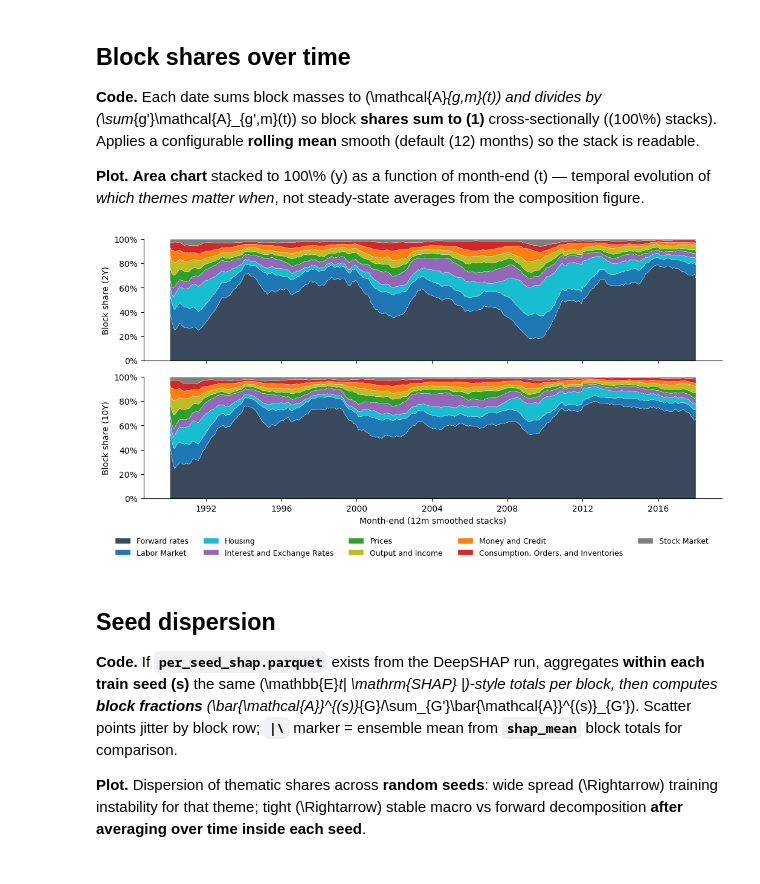
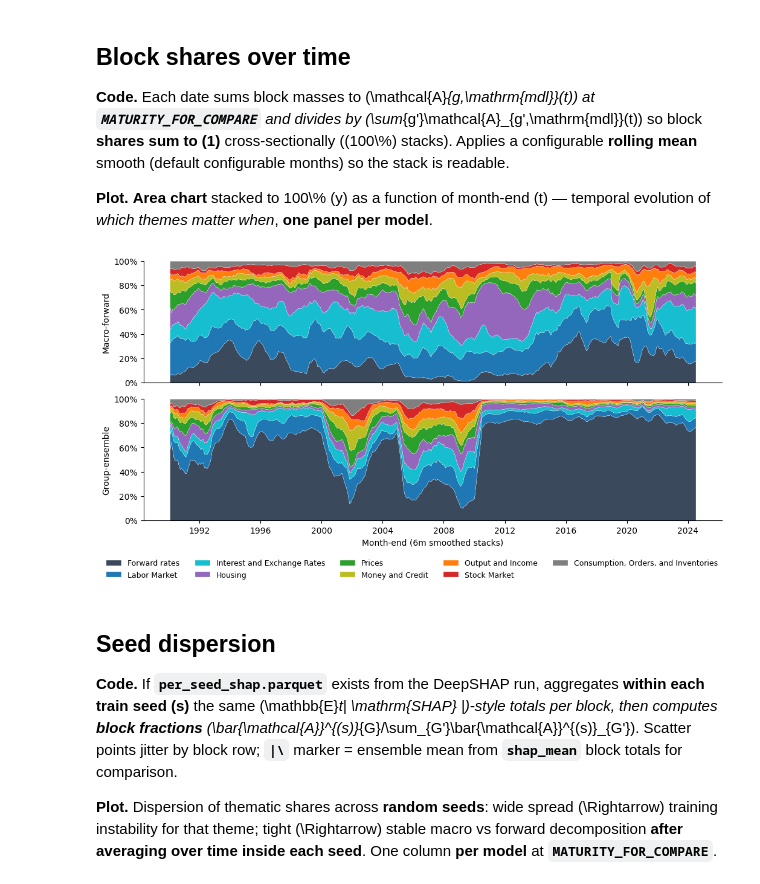
Before and after one commit to ulriktandberg/TIO4900-Replication, a Jupyter notebook: notebooks/shap/shap_analysis.ipynb, the cells around one changed output. Saved outputs shown, nothing was run; the diff lists cells and outputs as text; code cells hidden in the pictures.

Commit message:
final updates to ANNs. Added CSSED notebooks for Annual and Monthly returns.

```diff
--- a/notebooks/shap/shap_analysis.ipynb
+++ b/notebooks/shap/shap_analysis.ipynb
@@ -177,17 +309,17 @@ MODEL = 'macro_forward'
 # %%
 t1 = (
-    block_mass[block_mass['maturity'].isin(MATS_PRIMARY)]
-    .groupby(['maturity', 'block'])['mass'].mean()
+    block_mass
+    .groupby(['model', 'block'])['mass'].mean()
     .unstack('block').reindex(columns=BLOCK_ORDER).fillna(0.0)
 )
 shares = t1.div(t1.sum(axis=1), axis=0)
 
-_mats_bar = sorted(MATS_PRIMARY, key=lambda m: int(m), reverse=True)
+_models_bar = list(MODELS_PLOT_ORDER)
 
 fig, ax_bar = plt.subplots(figsize=(13, 4.25))
-for i, mat in enumerate(_mats_bar):
+for i, mdl in enumerate(_models_bar):
     left = 0.0
-    row = shares.loc[mat]
+    row = shares.loc[mdl]
     for b in BLOCK_ORDER:
         w = float(row[b])
         if w <= 0:
@@ -199,12 +331,13 @@ for i, mat in enumerate(_mats_bar):
                         fontsize=8, color='white' if b == 'forward' else 'black')
         left += w
 
-ax_bar.set_yticks(range(len(_mats_bar)))
-ax_bar.set_yticklabels([f'{int(m)//12}Y' for m in _mats_bar])
+ax_bar.set_yticks(range(len(_models_bar)))
+ax_bar.set_yticklabels([MODEL_DISPLAY_NAMES.get(m, m.replace('_', ' ')) for m in _models_bar])
+ax_bar.invert_yaxis()  # first in MODELS_PLOT_ORDER at top (Macro-forward, then Group ensemble)
 ax_bar.set_xlim(0, 1)
 ax_bar.set_xticks(np.linspace(0, 1, 6))
 ax_bar.set_xticklabels([f'{int(v*100)}%' for v in np.linspace(0, 1, 6)])
-ax_bar.set_xlabel('Block share after time averaging')
+ax_bar.set_xlabel(f'Mean block share')
 ax_bar.spines['top'].set_visible(False)
 ax_bar.spines['right'].set_visible(False)
 
@@ -219,6 +352,7 @@ ax_bar.legend(
 plt.show()
 
 print()
-print('=== ' + MODEL + ' · block shares (%) — mean_t Σ_f |SHAP| ===')
+mat_label = f'{int(MATURITY_FOR_COMPARE)//12}Y'
+print(f'=== Block shares (%) — mean_t Σ_f |SHAP| · {mat_label} ===')
 print(((shares * 100).round(2).T).to_string())
 # %% [output]
@@ -409,14 +720,15 @@ max        0.890
 # %% [markdown]
 ## Block shares over time
 
-**Code.** Each date sums block masses to \(\mathcal{A}_{g,m}(t)\) and divides by \(\sum_{g'}\mathcal{A}_{g',m}(t)\) so block **shares sum to \(1\)** cross‑sectionally (\(100\\%\) stacks). Applies a configurable **rolling mean** smooth (default \(12\) months) so the stack is readable.
+**Code.** Each date sums block masses to \(\mathcal{A}_{g,\mathrm{mdl}}(t)\) at **`MATURITY_FOR_COMPARE`** and divides by \(\sum_{g'}\mathcal{A}_{g',\mathrm{mdl}}(t)\) so block **shares sum to \(1\)** cross‑sectionally (\(100\\%\) stacks). Applies a configurable **rolling mean** smooth (default configurable months) so the stack is readable.
 
-**Plot.** **Area chart** stacked to 100\\% \(y\) as a function of month‑end \(t\) — temporal evolution of *which themes matter when*, not steady‑state averages from the composition figure.
+**Plot.** **Area chart** stacked to 100\\% \(y\) as a function of month‑end \(t\) — temporal evolution of *which themes matter when*, **one panel per model**.
 # %%
 tier4_smoothing = 6
 
-def _block_shares_ts(mat: str) -> pd.DataFrame:
-    sub = block_mass[block_mass['maturity'] == mat]
+
+def _block_shares_ts(model_key: str) -> pd.DataFrame:
+    sub = block_mass[block_mass['model'] == model_key]
     wide = (
         sub.pivot_table(index='date', columns='block', values='mass', aggfunc='sum')
         .reindex(columns=BLOCK_ORDER).fillna(0.0)
@@ -426,50 +738,54 @@ def _block_shares_ts(mat: str) -> pd.DataFrame:
         wide = wide.rolling(tier4_smoothing, min_periods=1).mean()
     return wide.sort_index()
 
+
 fig, axes = plt.subplots(
-    len(MATS_PRIMARY), 1, figsize=(12, 3.0 * len(MATS_PRIMARY)), sharex=True,
+    len(MODELS_PLOT_ORDER), 1, figsize=(12, 3.0 * len(MODELS_PLOT_ORDER)), sharex=True,
 )
-if len(MATS_PRIMARY) == 1:
+if len(MODELS_PLOT_ORDER) == 1:
     axes = [axes]
 
-for ax, mat in zip(axes, MATS_PRIMARY):
-    df = _block_shares_ts(mat)
+for ax, mdl in zip(axes, MODELS_PLOT_ORDER):
+    df = _block_shares_ts(mdl)
     ax.stackplot(
         df.index, df[BLOCK_ORDER].T.values,
         colors=[BLOCK_COLOURS[b] for b in BLOCK_ORDER],
         labels=[block_label(b) for b in BLOCK_ORDER],
         edgecolor='white', linewidth=0.2,
     )
     ax.set_ylim(0, 1)
     ax.set_yticks(np.linspace(0, 1, 6))
     ax.set_yticklabels([f'{int(v*100)}%' for v in np.linspace(0, 1, 6)])
-    ax.set_ylabel(f'Block share ({int(mat)//12}Y)')
+    lbl = MODEL_DISPLAY_NAMES.get(mdl, mdl.replace('_', ' '))
+    ax.set_ylabel(
+        f'{lbl}'
+    )
     ax.spines['top'].set_visible(False)
     ax.spines['right'].set_visible(False)
 
 handles, labels = axes[0].get_legend_handles_labels()
 plt.tight_layout(rect=[0.06, 0.06, 0.94, 0.93])
 
 fig.legend(
     handles, labels,
     ncol=min(len(BLOCK_ORDER), 5),
     loc='lower center',
     bbox_to_anchor=(0.5, 0.0),
     frameon=False,
     fontsize=9,
 )
 
 axes[-1].set_xlabel(f'Month-end ({tier4_smoothing}m smoothed stacks)')
 
 fig.subplots_adjust(bottom=0.18)
 plt.show()
 # %% [output]
-[figure, old version]
+[figure, new version]
 # %% [markdown]
 ## Seed dispersion
 
 **Code.** If **`per_seed_shap.parquet`** exists from the DeepSHAP run, aggregates **within each train seed \(s\)** the same \(\mathbb{E}_t| \mathrm{SHAP} |\)‑style totals per block, then computes **block fractions** \(\bar{\mathcal{A}}^{(s)}_{G}/\sum_{G'}\bar{\mathcal{A}}^{(s)}_{G'}\). Scatter points jitter by block row; **`|\`** marker = ensemble mean from **`shap_mean`** block totals for comparison.
 
-**Plot.** Dispersion of thematic shares across **random seeds**: wide spread \(\Rightarrow\) training instability for that theme; tight \(\Rightarrow\) stable macro vs forward decomposition **after averaging over time inside each seed**.
+**Plot.** Dispersion of thematic shares across **random seeds**: wide spread \(\Rightarrow\) training instability for that theme; tight \(\Rightarrow\) stable macro vs forward decomposition **after averaging over time inside each seed**. One column **per model** at **`MATURITY_FOR_COMPARE`**.
 # %%
 if pss is None:
```
Also changed, not shown: parts of 15 cells of this notebook, 37 other files.
